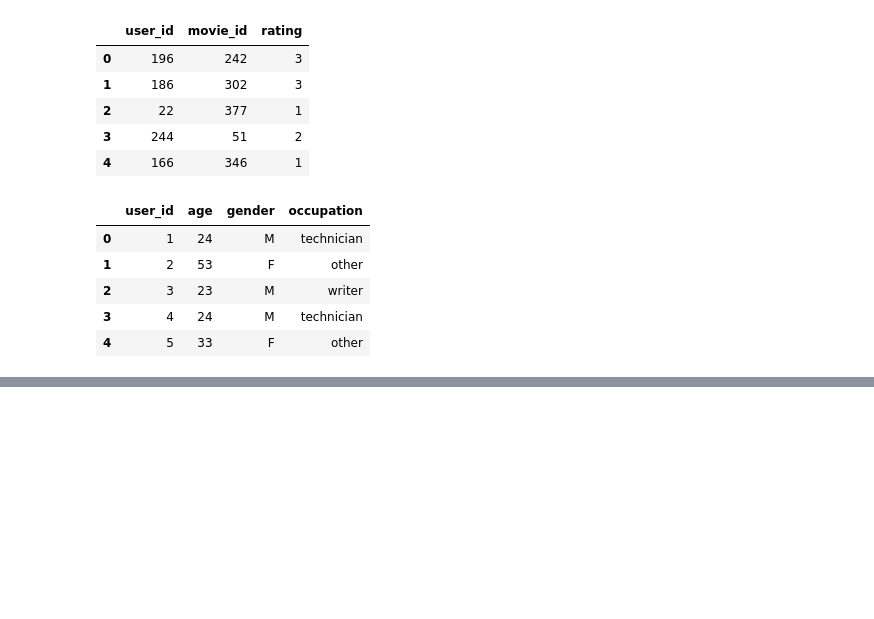
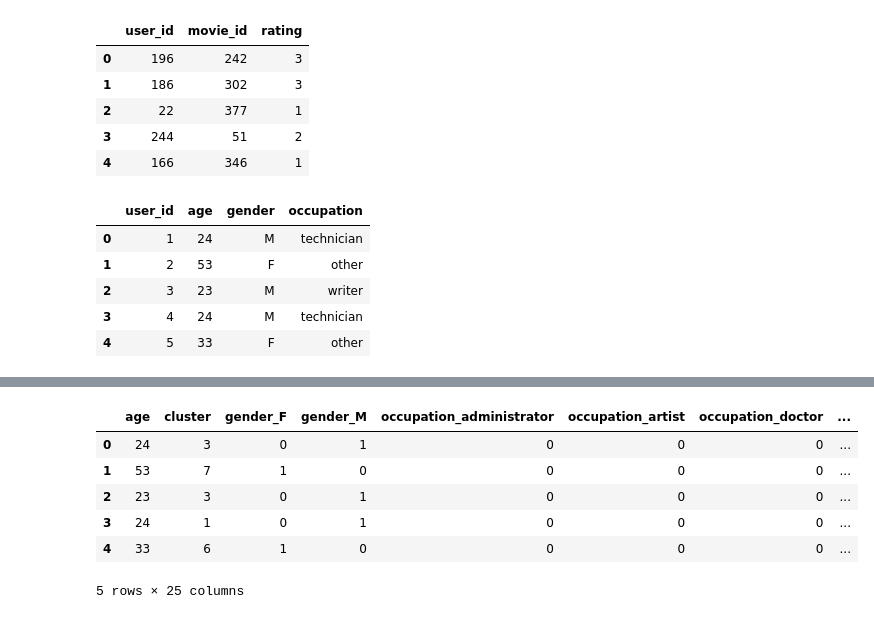
Before and after one commit to Kristina-A/MachineLearningRecommenderSystem, a Jupyter notebook: RecommenderSystem.ipynb, the cells around one changed output, grey strips where cells are left out. Saved outputs shown, nothing was run; the diff lists cells and outputs as text; code cells hidden in the pictures; blank space fills up the shorter version.

```diff
--- a/RecommenderSystem.ipynb
+++ b/RecommenderSystem.ipynb
@@ -28,7 +30,7 @@ film_genres.head()
 # %%
 data_columns = ['user_id', 'movie_id', 'rating', 'timestamp']
 data = pd.read_csv('u.data', sep='\t', names=data_columns)
-data = data.drop('timestamp', axis=1)
+data = data.drop(columns='timestamp')
 data.head()
 # %% [output]
 |  | user_id | movie_id | rating |
@@ -40,7 +42,7 @@ data.head()
 # %%
 user_columns = ['user_id', 'age', 'gender', 'occupation', 'zip_code']
 users = pd.read_csv('u.user', sep='[|]', names=user_columns, engine='python')
-users = users.drop('zip_code', axis=1)
+users = users.drop(columns='zip_code')
 users.head()
 # %% [output]
 |  | user_id | age | gender | occupation |
@@ -238,6 +276,6 @@ cluster_ratings = cluster_ratings.loc[idx]
 
 # combine user info and best rated cluster info
 users_clusters = pd.merge(users, cluster_ratings, on='user_id')
-users_clusters = users_clusters.drop(['user_id', 'rating'], axis=1)
+users_clusters = users_clusters.drop(columns=['user_id', 'rating'])
 
 users_clusters.head()
@@ -244,15 +289,23 @@ users_clusters.head()
 # %%
 # change categorical information into numerical information
 categorical_features = ['gender', 'occupation']
 for col in categorical_features:
         one_hot = pd.get_dummies(users_clusters[col])
         column_list = []
         for c in one_hot.columns:
             column_list.append(col + '_' + str(c))
         one_hot.columns = column_list
-        users_clusters = users_clusters.drop(col, axis=1)
+        users_clusters = users_clusters.drop(columns=col)
         users_clusters = users_clusters.join(one_hot)
 
 users_clusters.head()
+# %% [output]
+|  | age | cluster | gender_F | gender_M | occupation_administrator | occupation_artist | occupation_doctor | ... |
+| 0 | 24 | 3 | 0 | 1 | 0 | 0 | 0 | ... |
+| 1 | 53 | 7 | 1 | 0 | 0 | 0 | 0 | ... |
+| 2 | 23 | 3 | 0 | 1 | 0 | 0 | 0 | ... |
+| 3 | 24 | 1 | 0 | 1 | 0 | 0 | 0 | ... |
+| 4 | 33 | 6 | 1 | 0 | 0 | 0 | 0 | ... |
+5 rows × 25 columns
 # %%
 # assign input and output variables
```
Also changed, not shown: parts of 23 cells of this notebook.
